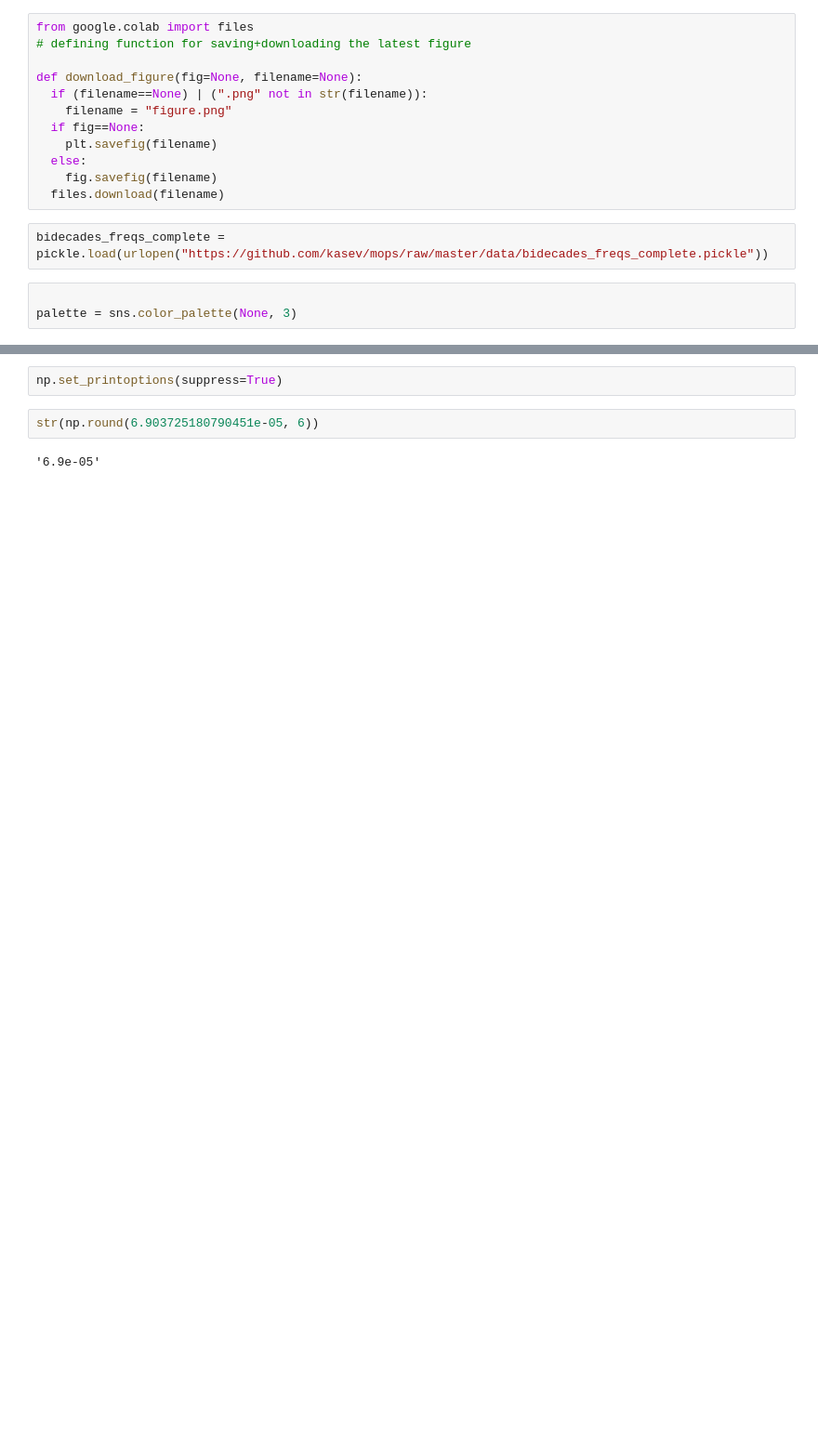
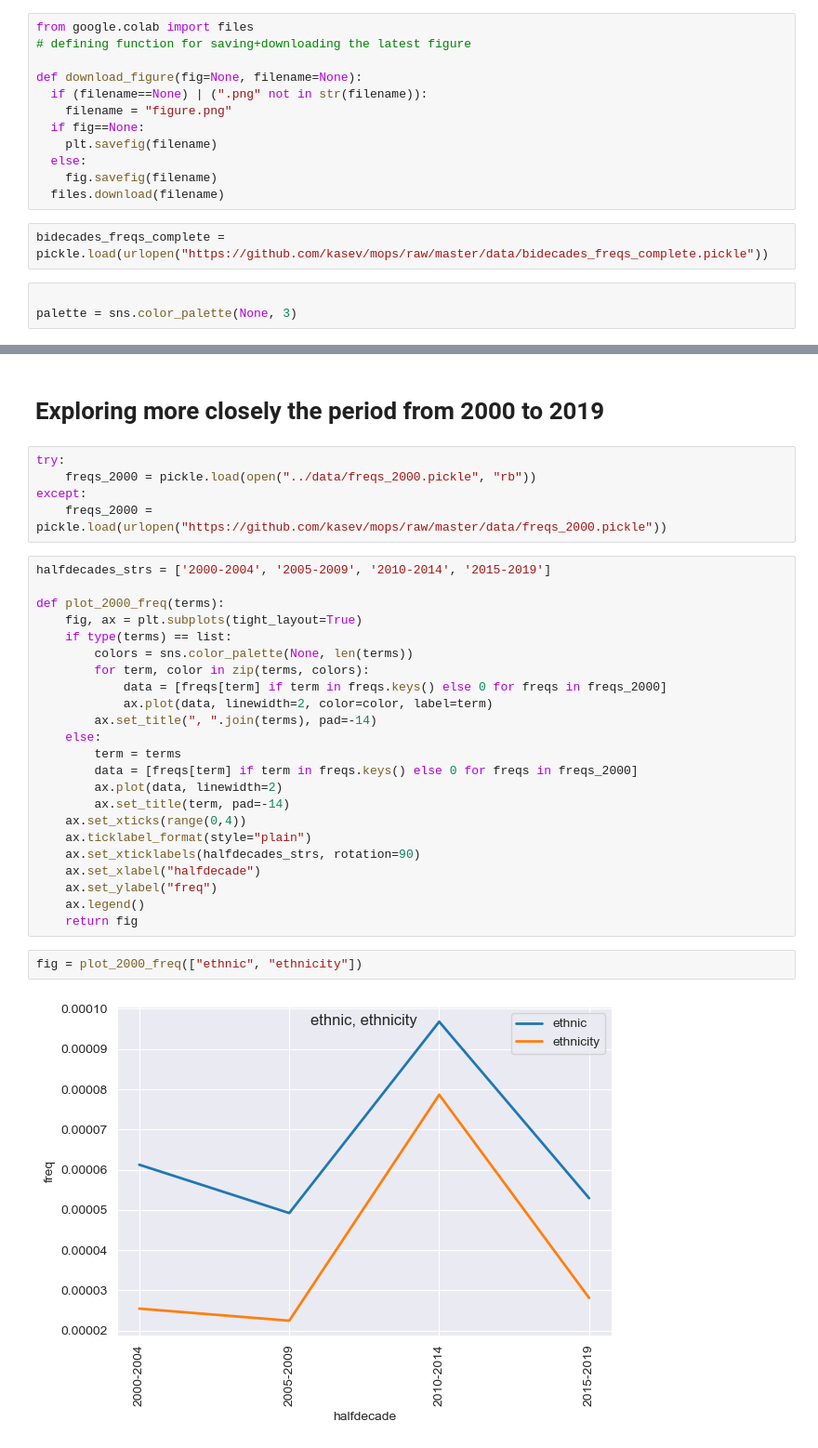
Before and after one commit to kasev/mops, a Jupyter notebook: scripts/freqs_explorations.ipynb, the cells around one changed output, grey strips where cells are left out. Shown at 93% size. Drawn from its saved outputs; the diff is of its cells as text; blank space fills up the shorter version.

Commit message:
exploring 2000-2019

```diff
--- a/scripts/freqs_explorations.ipynb
+++ b/scripts/freqs_explorations.ipynb
@@ -71,6 +54,34 @@ download_figure(fig)
-# %%
-np.set_printoptions(suppress=True)
-# %%
-str(np.round(6.903725180790451e-05, 6))
-# %% [output]
-'6.9e-05'
+# %% [markdown]
+# Exploring more closely the period from 2000 to 2019
+# %%
+try:
+    freqs_2000 = pickle.load(open("../data/freqs_2000.pickle", "rb"))
+except:
+    freqs_2000 = pickle.load(urlopen("https://github.com/kasev/mops/raw/master/data/freqs_2000.pickle"))
+# %%
+halfdecades_strs = ['2000-2004', '2005-2009', '2010-2014', '2015-2019']
+
+def plot_2000_freq(terms):
+    fig, ax = plt.subplots(tight_layout=True)
+    if type(terms) == list:
+        colors = sns.color_palette(None, len(terms))
+        for term, color in zip(terms, colors):
+            data = [freqs[term] if term in freqs.keys() else 0 for freqs in freqs_2000]
+            ax.plot(data, linewidth=2, color=color, label=term)
+        ax.set_title(", ".join(terms), pad=-14)
+    else:
+        term = terms
+        data = [freqs[term] if term in freqs.keys() else 0 for freqs in freqs_2000]
+        ax.plot(data, linewidth=2)
+        ax.set_title(term, pad=-14)
+    ax.set_xticks(range(0,4))
+    ax.ticklabel_format(style="plain")
+    ax.set_xticklabels(halfdecades_strs, rotation=90)
+    ax.set_xlabel("halfdecade")
+    ax.set_ylabel("freq")
+    ax.legend()
+    return fig
+# %%
+fig = plot_2000_freq(["ethnic", "ethnicity"])
+# %% [output]
+[figure, added]
```
Also changed, not shown: parts of 6 cells of this notebook, 1 other file.
